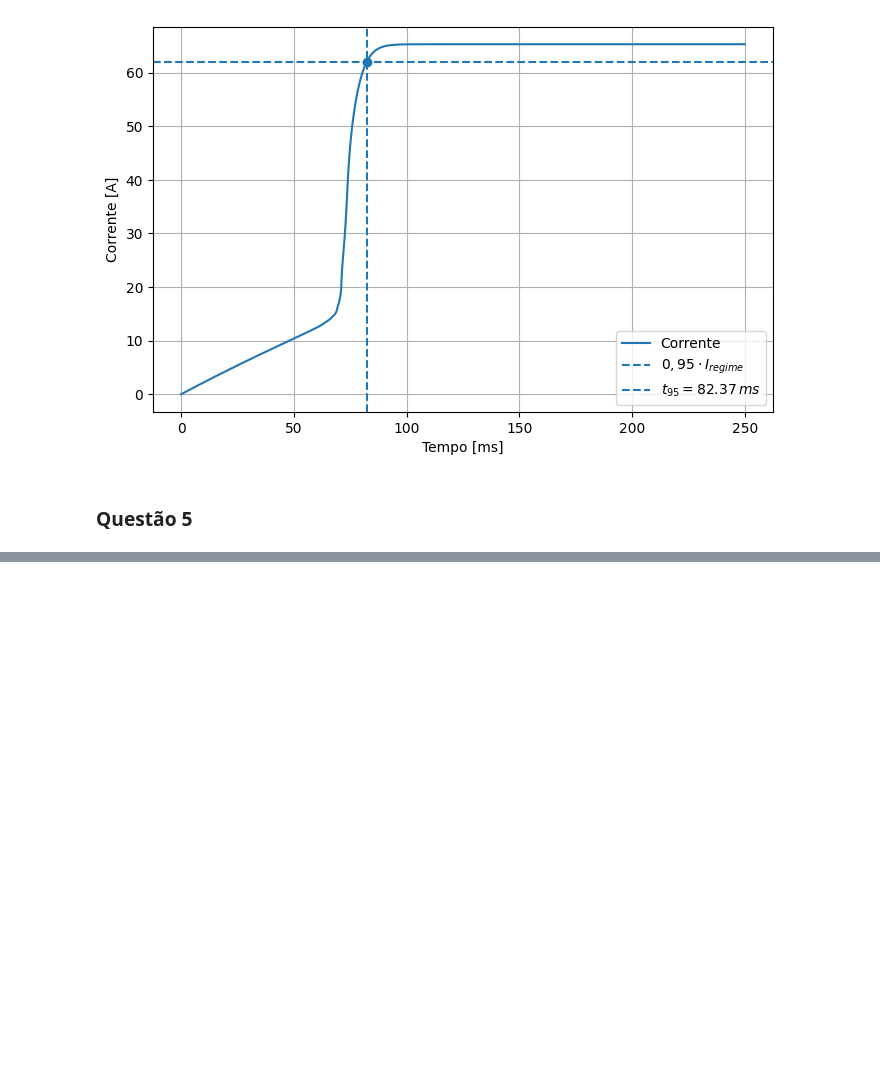
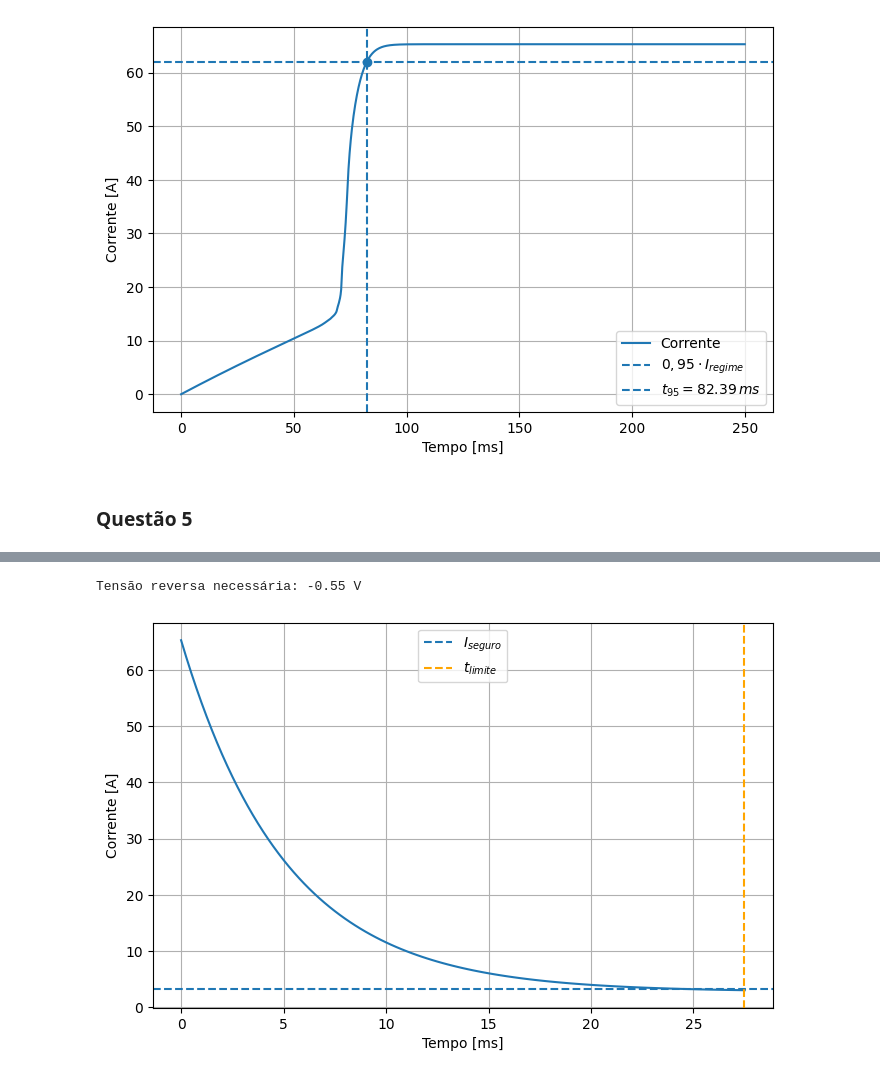
Before and after one commit to Tulio-Tav/Conversao_Eletromecanica, a Jupyter notebook: Projeto_de_conversao (1).ipynb, the cells around one changed output, grey strips where cells are left out. Saved outputs shown, nothing was run; the diff lists cells and outputs as text; code cells hidden in the pictures; blank space fills up the shorter version.

```diff
--- a/Projeto_de_conversao (1).ipynb
+++ b/Projeto_de_conversao (1).ipynb
@@ -290,17 +301,17 @@ dt = t[1] - t[0]
 
 I_regime = V / Rb
 
-def determina_Ik(I_km1, theta=0, tolerancia=1e-4):
+def determina_Ik(I_km1, V_eq, I_final, theta, tolerancia=1e-4):
     """
     Resolve a relação recursiva encontrada para determinar a corrente em um instante k
     """
     fluxo_Ikm1 = fluxo_concatenado(I_km1, theta)
 
     def equacao_discreta(I_k):
-        return fluxo_concatenado(I_k, theta) - fluxo_Ikm1 + Rb*I_k*dt - V*dt
+        return fluxo_concatenado(I_k, theta) - fluxo_Ikm1 + Rb*I_k*dt - V_eq*dt
 
     a = I_km1
-    b = I_regime
+    b = I_final
 
     fa = equacao_discreta(a)
     fb = equacao_discreta(b)
@@ -326,7 +337,7 @@ def determina_Ik(I_km1, theta=0, tolerancia=1e-4):
 I_array = np.zeros_like(t)
 
 for k in range(1, len(t), 1):
-    I_array[k] = determina_Ik(I_array[k-1], theta=0)
+    I_array[k] = determina_Ik(I_array[k-1], V_eq = V, I_final = I_regime,  theta=0)
 
 plt.figure(figsize=(8, 5))
 plt.plot(1e3*t, I_array)
@@ -509,0 +392,41 @@ Conclusão: nenhuma tensão reversa é necessária para cumprir o limite tempora
+# %%
+theta = 59
+I_seguro = 0.05*I_regime
+tempo_limite = t_95/3
+
+V_rev = 1
+
+t_simulacao = np.arange(0, tempo_limite+dt, dt)
+fluxo_inicial = fluxo_concatenado(I_regime, theta)
+I_array = np.ones_like(t_simulacao)*I_regime
+
+while(True):
+    I_array = np.ones_like(t_simulacao)*I_regime
+    for k in range(1, len(t_simulacao), 1):
+        I_array[k] = determina_Ik(I_array[k-1], V_eq = V_rev, I_final = V_rev/Rb, theta = theta)
+
+    if np.abs(I_array[-1]) > I_seguro:
+        V_rev -= 0.05
+    else:
+        break
+
+print('Tensão reversa necessária: %.2f V ' %(-V_rev))
+# %% [output]
+Tensão reversa necessária: -0.55 V
+# %%
+I_array = np.ones_like(t_simulacao)*I_regime
+
+for k in range(1, len(t_simulacao), 1):
+    I_array[k] = determina_Ik(I_array[k-1], V_eq = V_rev, I_final = V_rev/Rb,  theta=theta)
+
+plt.figure(figsize=(8, 5))
+plt.plot(1e3*t_simulacao, I_array)
+plt.axhline(I_seguro, linestyle='--', label=r'$I_{seguro}$')
+plt.axvline(tempo_limite*1e3, linestyle='--', label=r'$t_{limite}$', color = 'orange')
+plt.xlabel('Tempo [ms]')
+plt.ylabel('Corrente [A]')
+plt.grid(True)
+plt.legend()
+plt.show()
+# %% [output]
+[figure, added]
```
Also changed, not shown: parts of 8 cells of this notebook.
